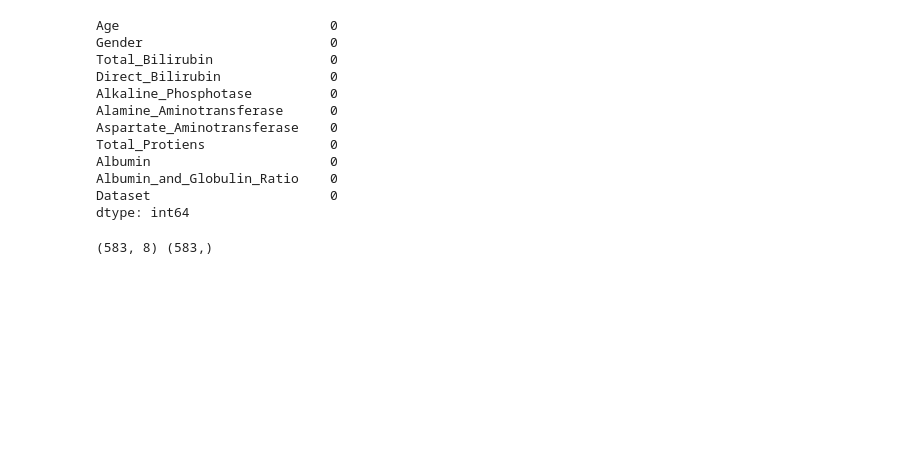
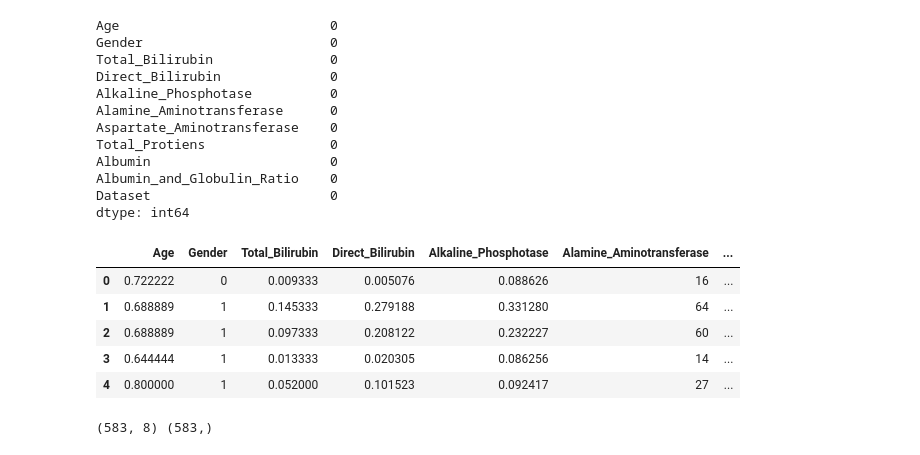
Before and after one commit to Babun001/Liver-Diseases-Prediction-using-Machine-Learning, a Jupyter notebook: ANN_Liver_disease.ipynb, the cells around one changed output. Saved outputs shown, nothing was run; the diff lists cells and outputs as text; code cells hidden in the pictures; blank space fills up the shorter version.

```diff
--- a/ANN_Liver_disease.ipynb
+++ b/ANN_Liver_disease.ipynb
@@ -64,6 +64,22 @@ Albumin                       0
 Albumin_and_Globulin_Ratio    0
 Dataset                       0
 dtype: int64
+# %%
+Liver_df['Age'] = Liver_df['Age']/Liver_df['Age'].max()
+Liver_df['Total_Bilirubin'] = Liver_df['Total_Bilirubin']/Liver_df['Total_Bilirubin'].max()
+Liver_df['Direct_Bilirubin'] = Liver_df['Direct_Bilirubin']/Liver_df['Direct_Bilirubin'].max()
+Liver_df['Alkaline_Phosphotase'] = Liver_df['Alkaline_Phosphotase']/Liver_df['Alkaline_Phosphotase'].max()
+Liver_df['Aspartate_Aminotransferase'] = Liver_df['Aspartate_Aminotransferase']/Liver_df['Aspartate_Aminotransferase'].max()
+Liver_df['Albumin'] = Liver_df['Albumin']/Liver_df['Albumin'].max()
+Liver_df['Albumin_and_Globulin_Ratio'] = Liver_df['Albumin_and_Globulin_Ratio']/Liver_df['Albumin_and_Globulin_Ratio'].max()
+Liver_df.head()
+# %% [output]
+|  | Age | Gender | Total_Bilirubin | Direct_Bilirubin | Alkaline_Phosphotase | Alamine_Aminotransferase | ... |
+| 0 | 0.722222 | 0 | 0.009333 | 0.005076 | 0.088626 | 16 | ... |
+| 1 | 0.688889 | 1 | 0.145333 | 0.279188 | 0.331280 | 64 | ... |
+| 2 | 0.688889 | 1 | 0.097333 | 0.208122 | 0.232227 | 60 | ... |
+| 3 | 0.644444 | 1 | 0.013333 | 0.020305 | 0.086256 | 14 | ... |
+| 4 | 0.800000 | 1 | 0.052000 | 0.101523 | 0.092417 | 27 | ... |
 # %%
 # According to correlation matrix...
 X =  Liver_df.drop(['Dataset','Total_Protiens','Alamine_Aminotransferase','Total_Protiens'], axis=1)
```
Also changed, not shown: parts of 3 cells of this notebook.
